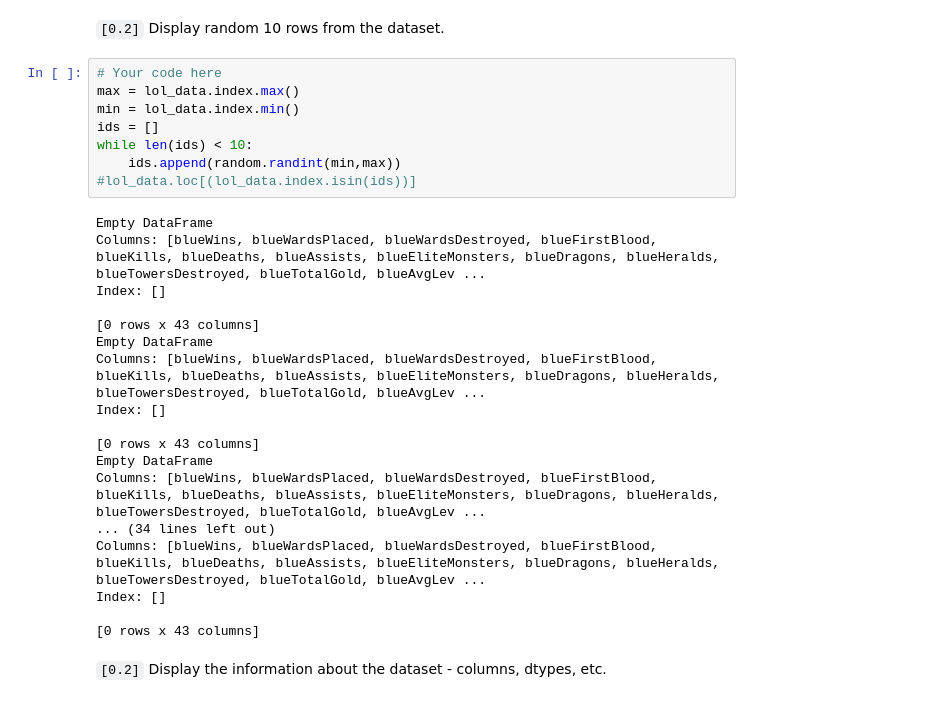
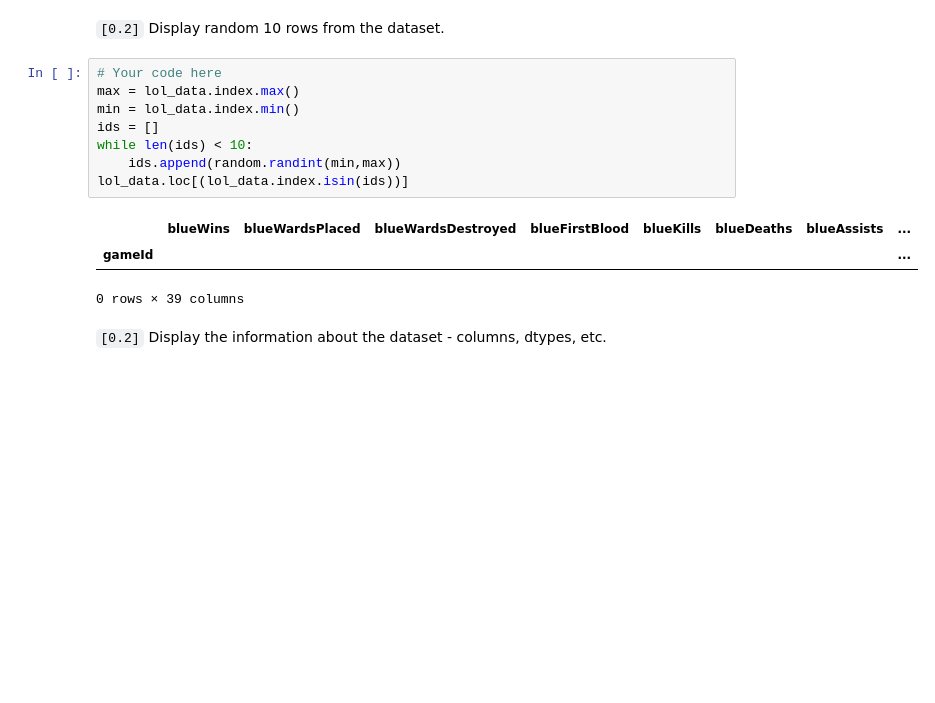
Before and after one commit to jakubl95/introduction-to-python, a Jupyter notebook: Exam/exam.ipynb, the cells around one changed output. Saved outputs shown, nothing was run; the diff lists cells and outputs as text; blank space fills up the shorter version.

```diff
--- a/Exam/exam.ipynb
+++ b/Exam/exam.ipynb
@@ -57,29 +54,15 @@ lol_data
 # %%
 # Your code here
 max = lol_data.index.max()
 min = lol_data.index.min()
 ids = []
 while len(ids) < 10:
     ids.append(random.randint(min,max))
-#lol_data.loc[(lol_data.index.isin(ids))]
+lol_data.loc[(lol_data.index.isin(ids))]
 # %% [output]
+|  | blueWins | blueWardsPlaced | blueWardsDestroyed | blueFirstBlood | blueKills | blueDeaths | blueAssists | ... |
+| gameId |  |  |  |  |  |  |  | ... |
-Empty DataFrame
-Columns: [blueWins, blueWardsPlaced, blueWardsDestroyed, blueFirstBlood, blueKills, blueDeaths, blueAssists, blueEliteMonsters, blueDragons, blueHeralds, blueTowersDestroyed, blueTotalGold, blueAvgLev ...
-Index: []
-
-[0 rows x 43 columns]
-Empty DataFrame
-Columns: [blueWins, blueWardsPlaced, blueWardsDestroyed, blueFirstBlood, blueKills, blueDeaths, blueAssists, blueEliteMonsters, blueDragons, blueHeralds, blueTowersDestroyed, blueTotalGold, blueAvgLev ...
-Index: []
-
-[0 rows x 43 columns]
-Empty DataFrame
-Columns: [blueWins, blueWardsPlaced, blueWardsDestroyed, blueFirstBlood, blueKills, blueDeaths, blueAssists, blueEliteMonsters, blueDragons, blueHeralds, blueTowersDestroyed, blueTotalGold, blueAvgLev ...
-... (34 lines left out)
-Columns: [blueWins, blueWardsPlaced, blueWardsDestroyed, blueFirstBlood, blueKills, blueDeaths, blueAssists, blueEliteMonsters, blueDragons, blueHeralds, blueTowersDestroyed, blueTotalGold, blueAvgLev ...
-Index: []
-
-[0 rows x 43 columns]
+0 rows × 39 columns
 # %% [markdown]
 `[0.2]` Display the information about the dataset - columns, dtypes, etc.
 # %%
```
Also changed, not shown: parts of 3 cells of this notebook.
